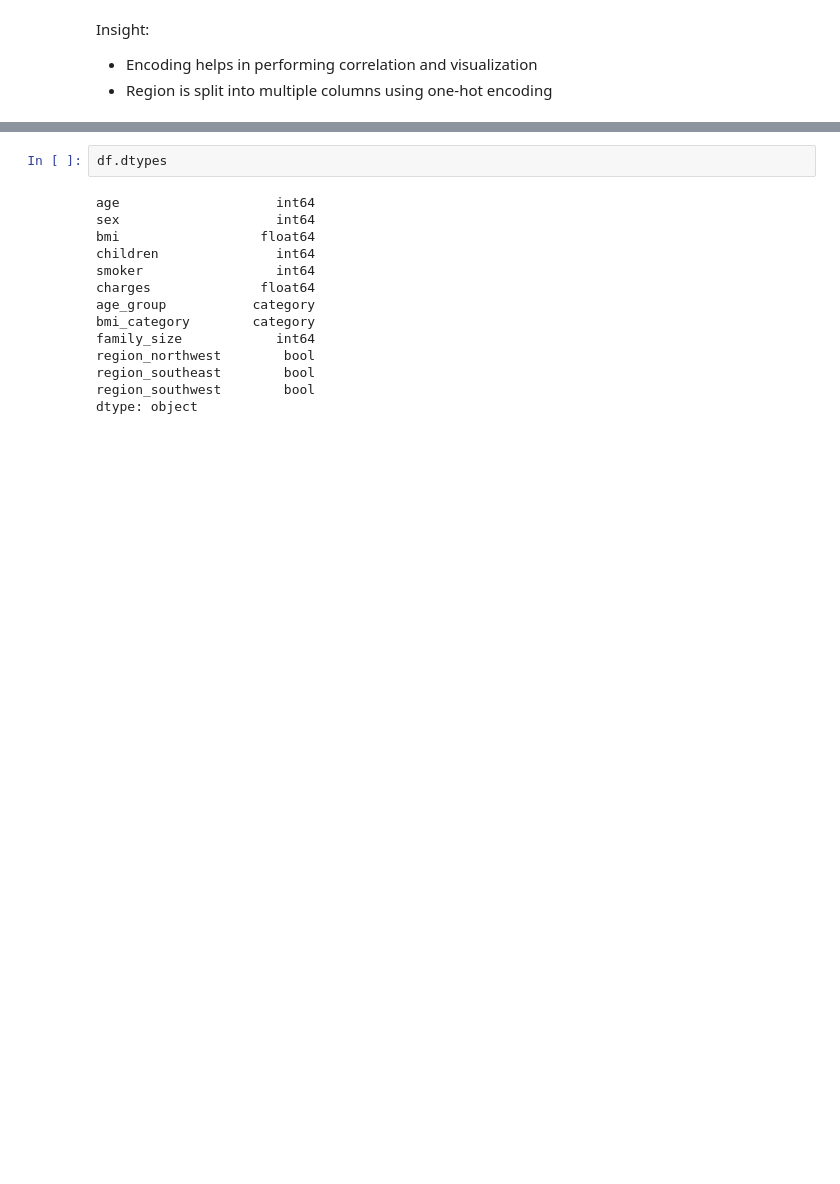
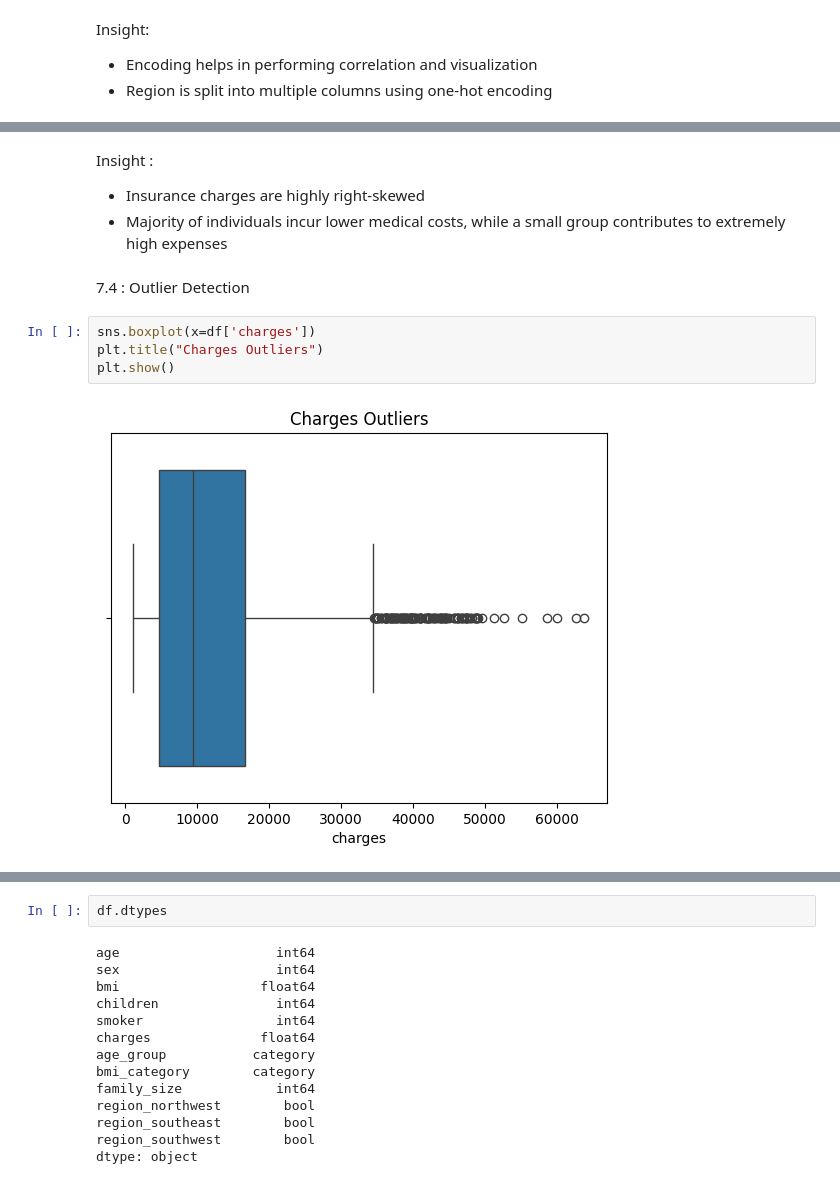
Before and after one commit to siva252005/healthcare-data-analytics, a Jupyter notebook: notebooks/healthcare_analysis.ipynb, the cells around one changed output, grey strips where cells are left out. Cells and saved outputs as stored; diff of their text form; blank space fills up the shorter version.

```diff
--- a/notebooks/healthcare_analysis.ipynb
+++ b/notebooks/healthcare_analysis.ipynb
@@ -195,0 +223,13 @@ Insight:
+# %% [markdown]
+Insight :
+
+- Insurance charges are highly right-skewed
+- Majority of individuals incur lower medical costs, while a small group contributes to extremely high expenses
+# %% [markdown]
+7.4 : Outlier Detection
+# %%
+sns.boxplot(x=df['charges'])
+plt.title("Charges Outliers")
+plt.show()
+# %% [output]
+[figure, added]
```
Also changed, not shown: parts of 42 cells of this notebook.
